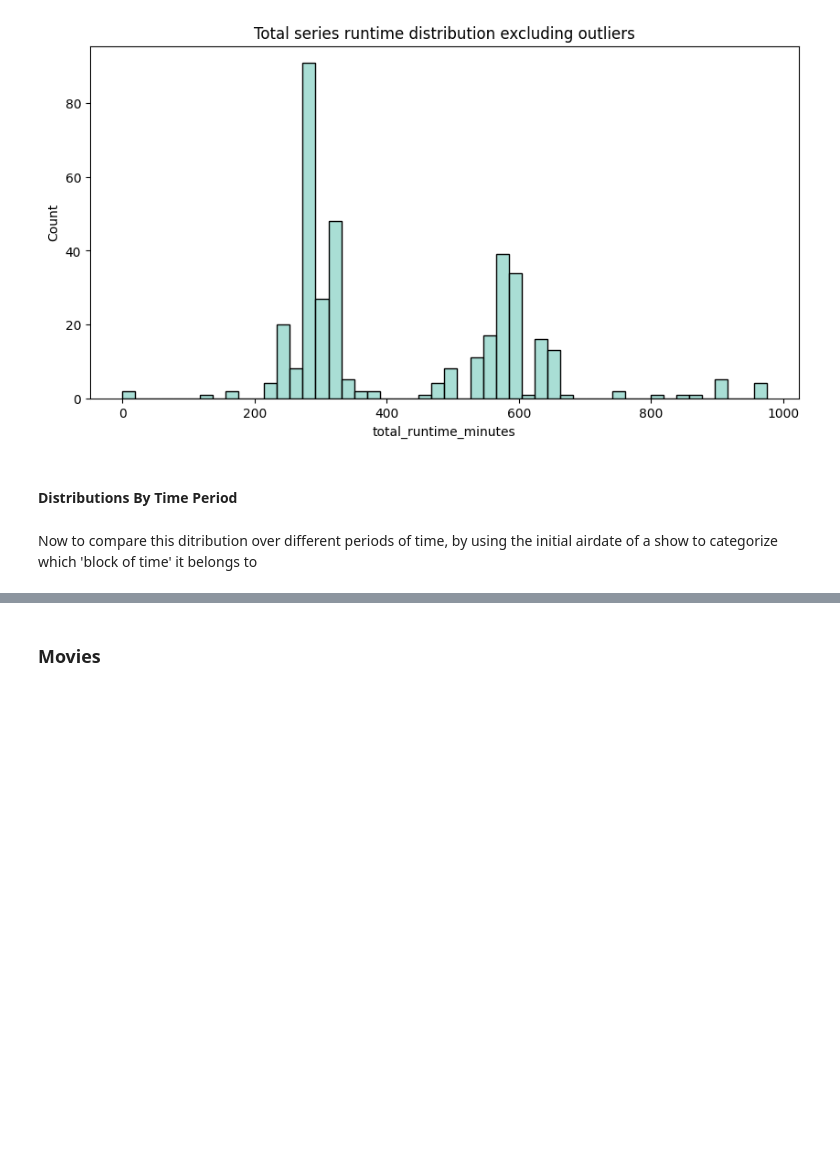
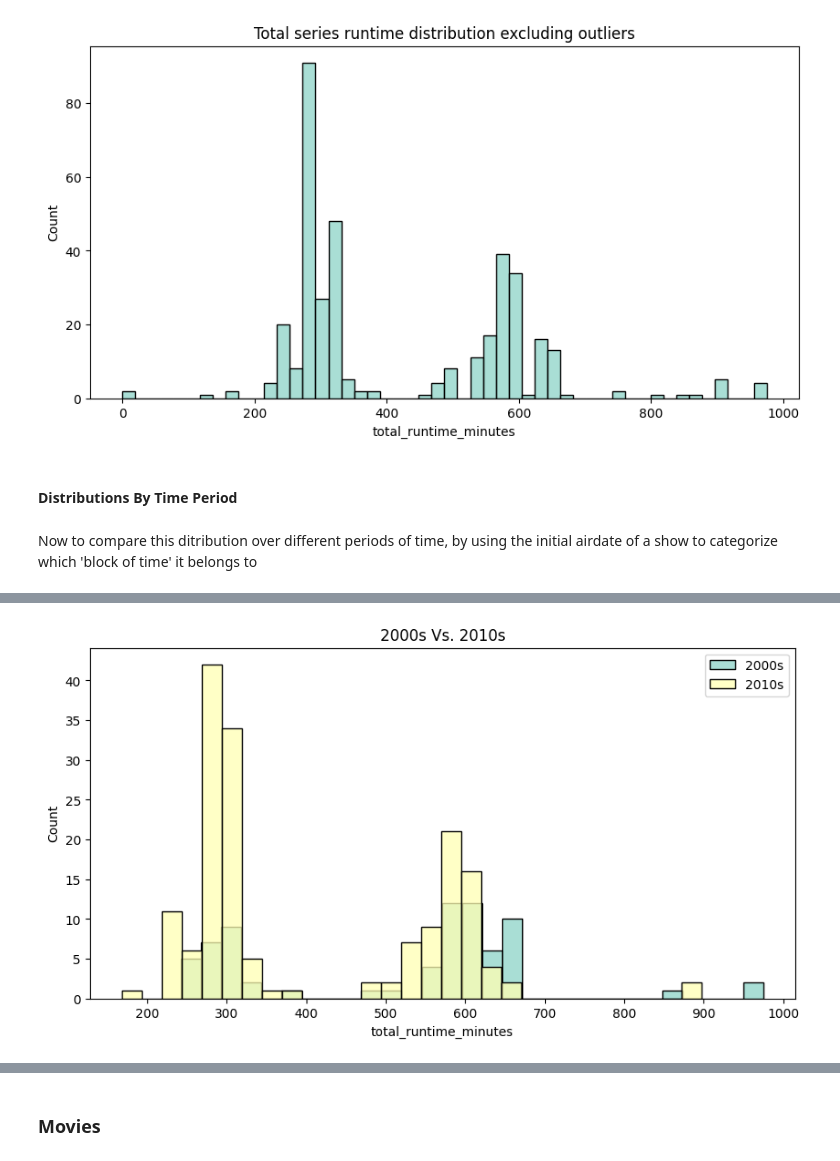
Before and after one commit to Esalsac/project-2-eda-sql, a Jupyter notebook: Week_3_Project.ipynb, the cells around one changed output, grey strips where cells are left out. Drawn from its saved outputs; the diff is of its cells as text; code cells hidden in the pictures; blank space fills up the shorter version.

```diff
--- a/Week_3_Project.ipynb
+++ b/Week_3_Project.ipynb
@@ -749,0 +800,11 @@ plt.show()
+# %%
+plt.figure(figsize=(10,5))
+
+sns.histplot(two_thousands, binwidth = bin_width, alpha=0.75, label="2000s")
+sns.histplot(twenty_tens, binwidth = bin_width, alpha=0.75, label="2010s")
+
+plt.legend()
+plt.title("2000s Vs. 2010s")
+plt.show()
+# %% [output]
+[figure, added]
```
Also changed, not shown: parts of 26 cells of this notebook.
